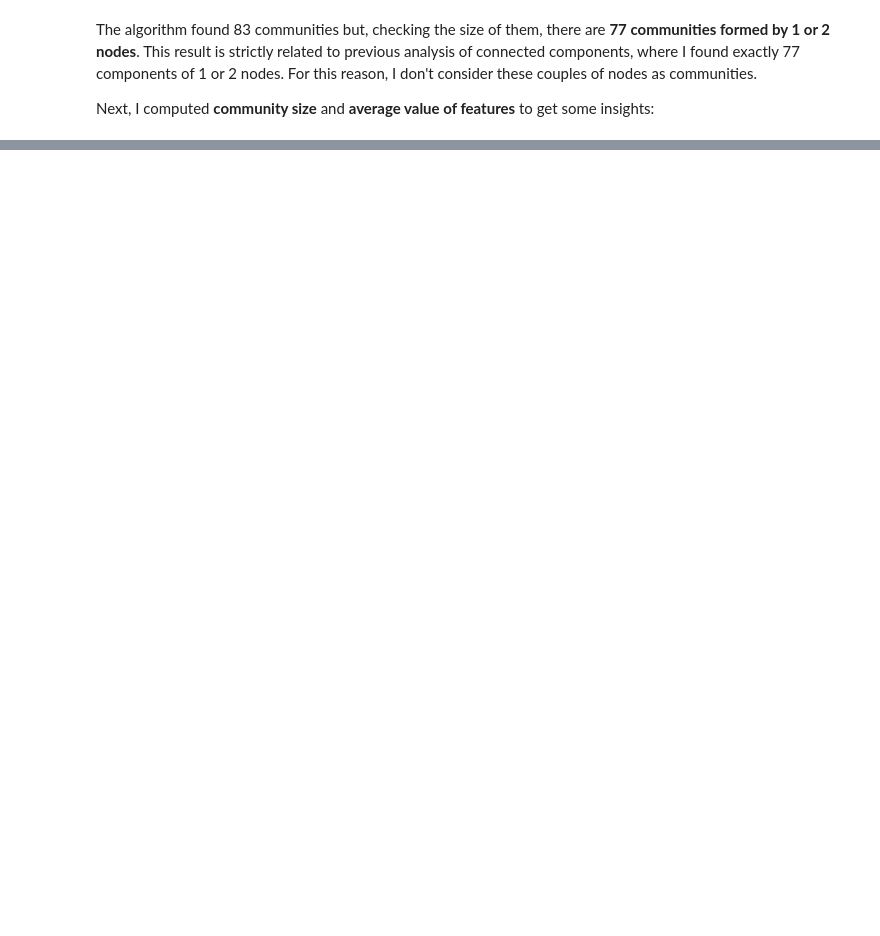
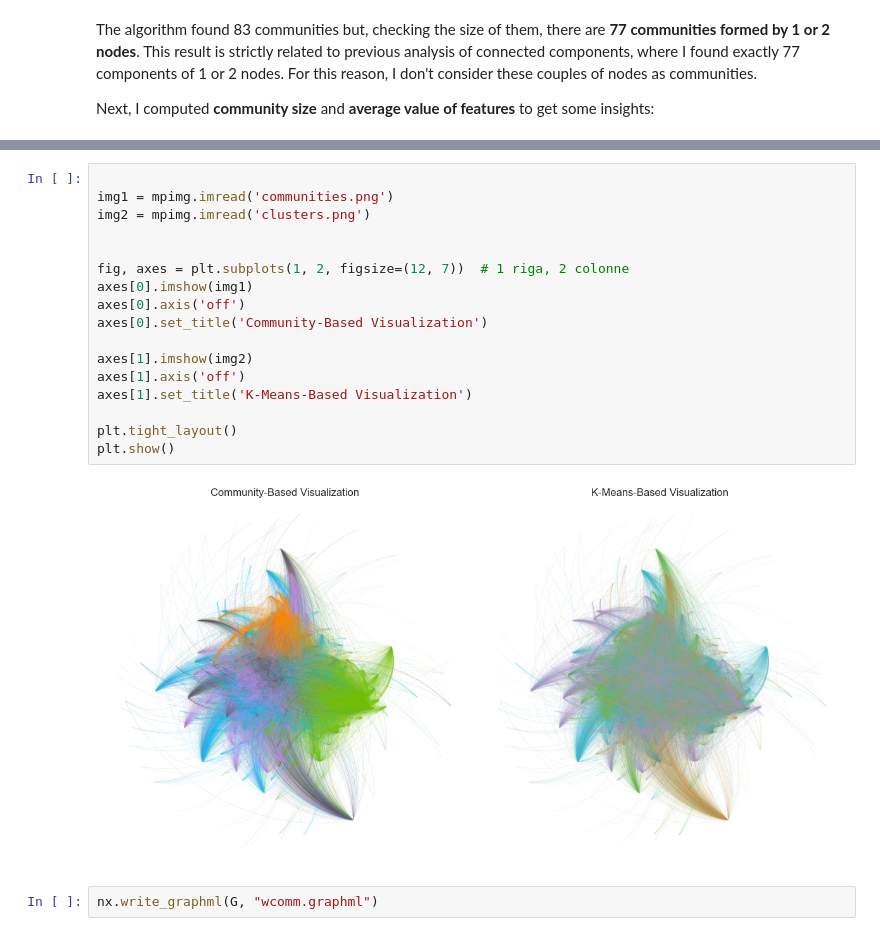
Before and after one commit to lorispalmarin/twitchFRA_network, a Jupyter notebook: main.ipynb, the cells around one changed output, grey strips where cells are left out. Drawn from its saved outputs; the diff is of its cells as text; blank space fills up the shorter version.

```diff
--- a/main.ipynb
+++ b/main.ipynb
@@ -783,0 +708,21 @@ nx.write_graphml(G, "twitch_network_louvain.graphml")
+# %%
+
+img1 = mpimg.imread('communities.png')
+img2 = mpimg.imread('clusters.png')
+
+
+fig, axes = plt.subplots(1, 2, figsize=(12, 7))  # 1 riga, 2 colonne
+axes[0].imshow(img1)
+axes[0].axis('off')
+axes[0].set_title('Community-Based Visualization')
+
+axes[1].imshow(img2)
+axes[1].axis('off')
+axes[1].set_title('K-Means-Based Visualization')
+
+plt.tight_layout()
+plt.show()
+# %% [output]
+[figure, added]
+# %%
+nx.write_graphml(G, "wcomm.graphml")
```
Also changed, not shown: parts of 37 cells of this notebook, 6 other files.
